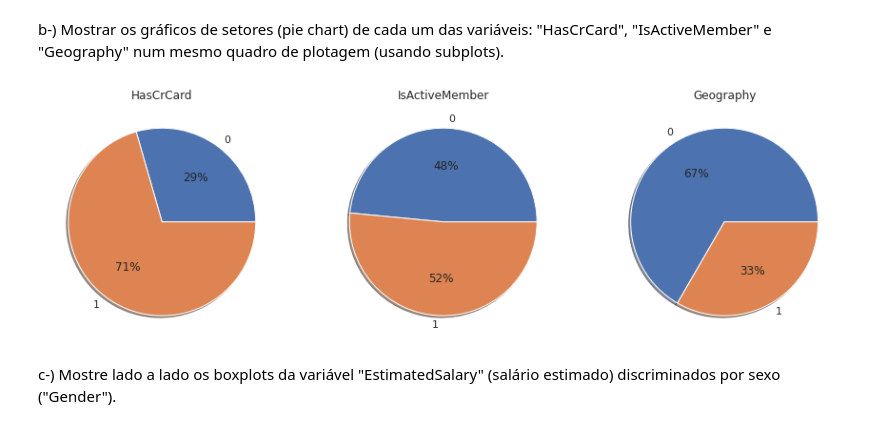
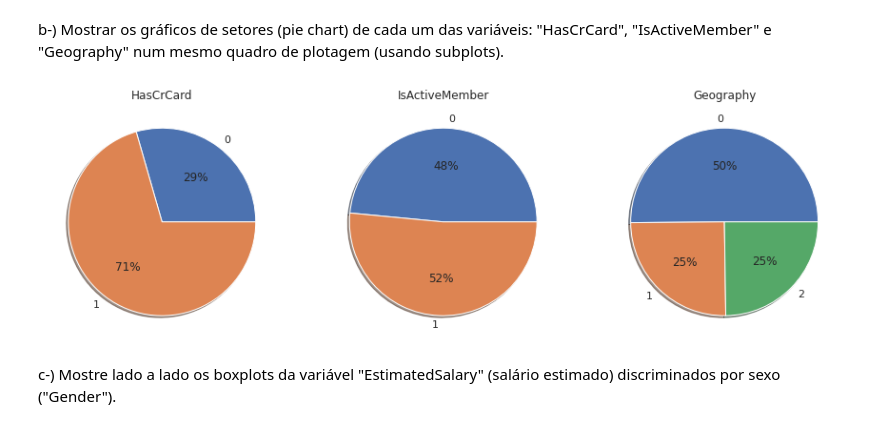
Before and after one commit to malegopc/DSBD, a Jupyter notebook: Provas/Gabarito_Prova1.ipynb, the cells around one changed output. Cells and saved outputs as stored; diff of their text form; code cells hidden in the pictures.

```diff
--- a/Provas/Gabarito_Prova1.ipynb
+++ b/Provas/Gabarito_Prova1.ipynb
@@ -231,23 +231,23 @@ b-) Mostrar os gráficos de setores (pie chart) de cada um das variáveis: "HasC
 # %%
 HasCrCard = df['HasCrCard'].value_counts();
 IsActiveMember = df['IsActiveMember'].value_counts();
 Geography = df['Geography'].value_counts();
 
 sns.set()
 fig, axes = plt.subplots(1, 3, figsize=(15, 10))
 
 axes[0].pie([HasCrCard[0], HasCrCard[1]], labels = ["0", "1"], autopct='%1.f%%', shadow=True)
 axes[0].set_title('HasCrCard',)
 
 axes[1].pie([IsActiveMember[0], IsActiveMember[1]], labels = ["0", "1"], autopct='%1.f%%', shadow=True)
 axes[1].set_title('IsActiveMember')
 
-axes[2].pie([Geography[0], Geography[1]], labels = ["0", "1"], autopct='%1.f%%', shadow=True)
+axes[2].pie([Geography[0], Geography[1], Geography[2]], labels = ["0", "1","2"], autopct='%1.f%%', shadow=True)
 axes[2].set_title('Geography')
 
 plt.show()
 # %% [output]
-[figure, old version]
+[figure, new version]
 # %% [markdown]
 c-) Mostre lado a lado os boxplots da variável "EstimatedSalary" (salário estimado) discriminados por sexo ("Gender").
 # %%
```
Also changed, not shown: parts of 1 cell of this notebook.
